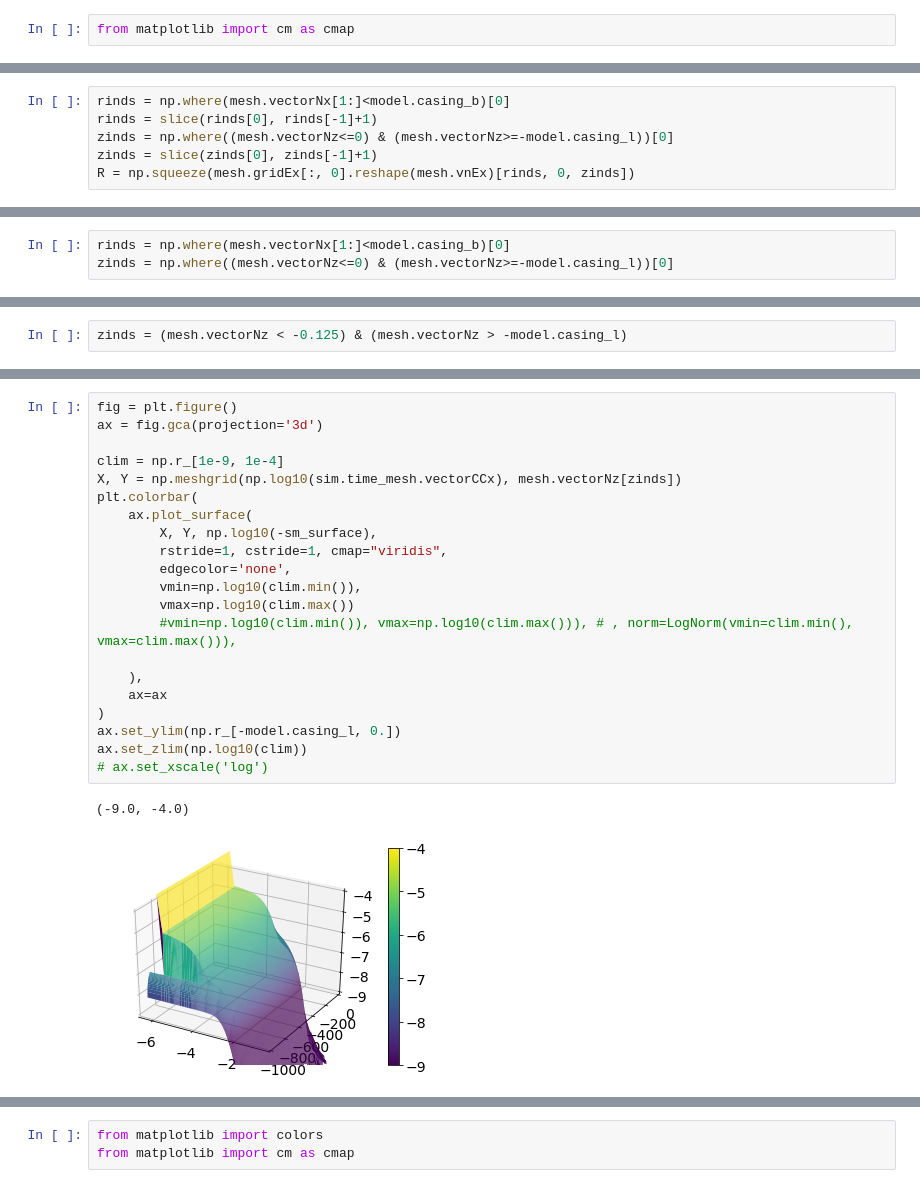
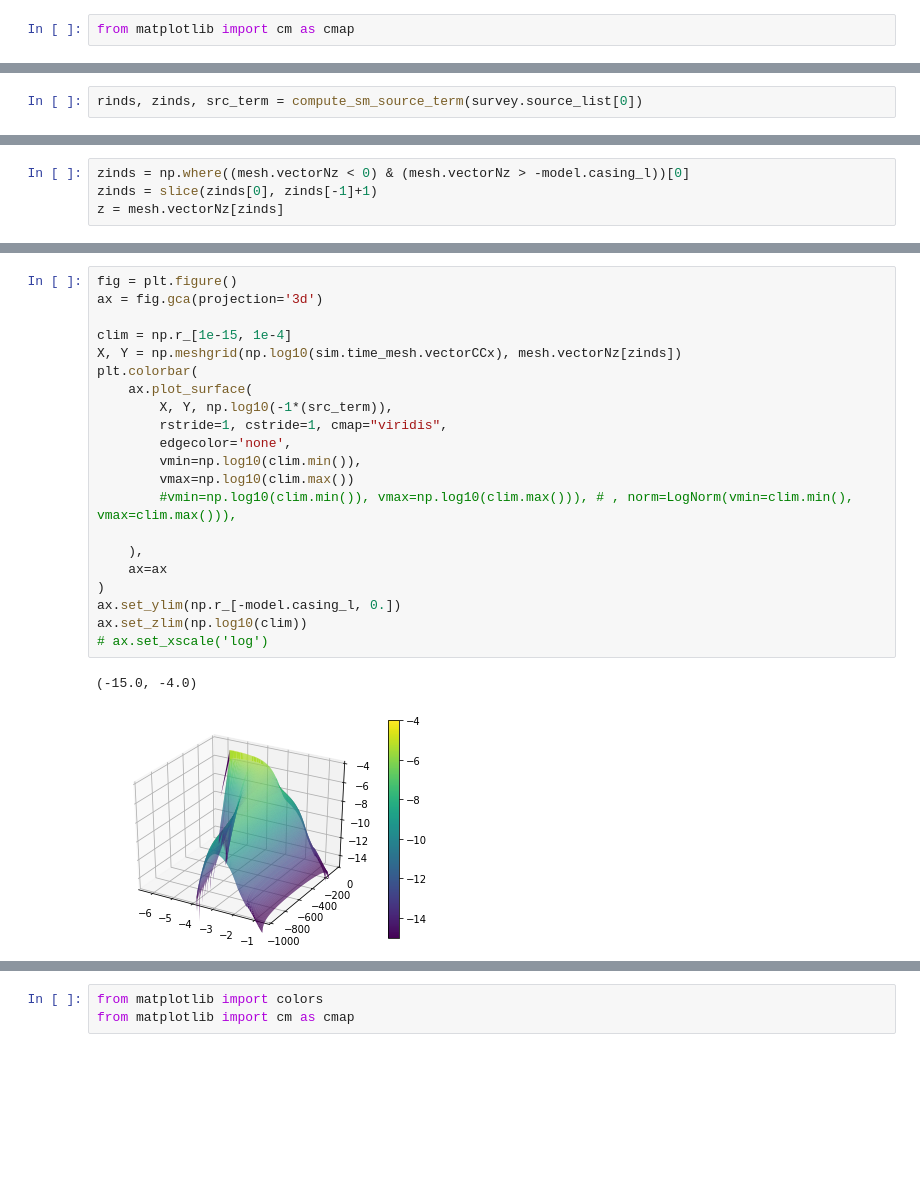
Before and after one commit to lheagy/heagy-2019-casing-ml, a Jupyter notebook: notebooks/TDEM_current_plots_src_term.ipynb, the cells around one changed output, grey strips where cells are left out. Saved outputs shown, nothing was run; the diff lists cells and outputs as text; blank space fills up the shorter version.

Commit message:
wip on constructing the source term

```diff
--- a/notebooks/TDEM_current_plots_src_term.ipynb
+++ b/notebooks/TDEM_current_plots_src_term.ipynb
@@ -873,0 +874,2 @@ def compute_sm_source_term(src, key="approx_casing", primary_key="casing", safe=
+# %%
+rinds, zinds, src_term = compute_sm_source_term(survey.source_list[0])
@@ -874,6 +883,4 @@ def compute_sm_source_term(src, key="approx_casing", primary_key="casing", safe=
 # %%
-rinds = np.where(mesh.vectorNx[1:]<model.casing_b)[0]
-rinds = slice(rinds[0], rinds[-1]+1)
-zinds = np.where((mesh.vectorNz<=0) & (mesh.vectorNz>=-model.casing_l))[0]
+zinds = np.where((mesh.vectorNz < 0) & (mesh.vectorNz > -model.casing_l))[0]
 zinds = slice(zinds[0], zinds[-1]+1)
-R = np.squeeze(mesh.gridEx[:, 0].reshape(mesh.vnEx)[rinds, 0, zinds])
+z = mesh.vectorNz[zinds]
@@ -892,3 +886,0 @@ smyr2 = smyr.mean(1)
-# %%
-rinds = np.where(mesh.vectorNx[1:]<model.casing_b)[0]
-zinds = np.where((mesh.vectorNz<=0) & (mesh.vectorNz>=-model.casing_l))[0]
@@ -911,2 +886,0 @@ IndexError: tuple index out of range
-# %%
-zinds = (mesh.vectorNz < -0.125) & (mesh.vectorNz > -model.casing_l)
@@ -934,24 +904,24 @@ ax.set_xscale('log')
 # %%
 fig = plt.figure()
 ax = fig.gca(projection='3d')
 
-clim = np.r_[1e-9, 1e-4]
+clim = np.r_[1e-15, 1e-4]
 X, Y = np.meshgrid(np.log10(sim.time_mesh.vectorCCx), mesh.vectorNz[zinds])
 plt.colorbar(
     ax.plot_surface(
-        X, Y, np.log10(-sm_surface),
+        X, Y, np.log10(-1*(src_term)),
         rstride=1, cstride=1, cmap="viridis",
         edgecolor='none',
         vmin=np.log10(clim.min()),
         vmax=np.log10(clim.max())
         #vmin=np.log10(clim.min()), vmax=np.log10(clim.max())), # , norm=LogNorm(vmin=clim.min(), vmax=clim.max())),
 
     ),
     ax=ax
 )
 ax.set_ylim(np.r_[-model.casing_l, 0.])
 ax.set_zlim(np.log10(clim))
 # ax.set_xscale('log')
 # %% [output]
-(-9.0, -4.0)
+(-15.0, -4.0)
-[figure, old version]
+[figure, new version]
```
Also changed, not shown: parts of 37 cells of this notebook.
